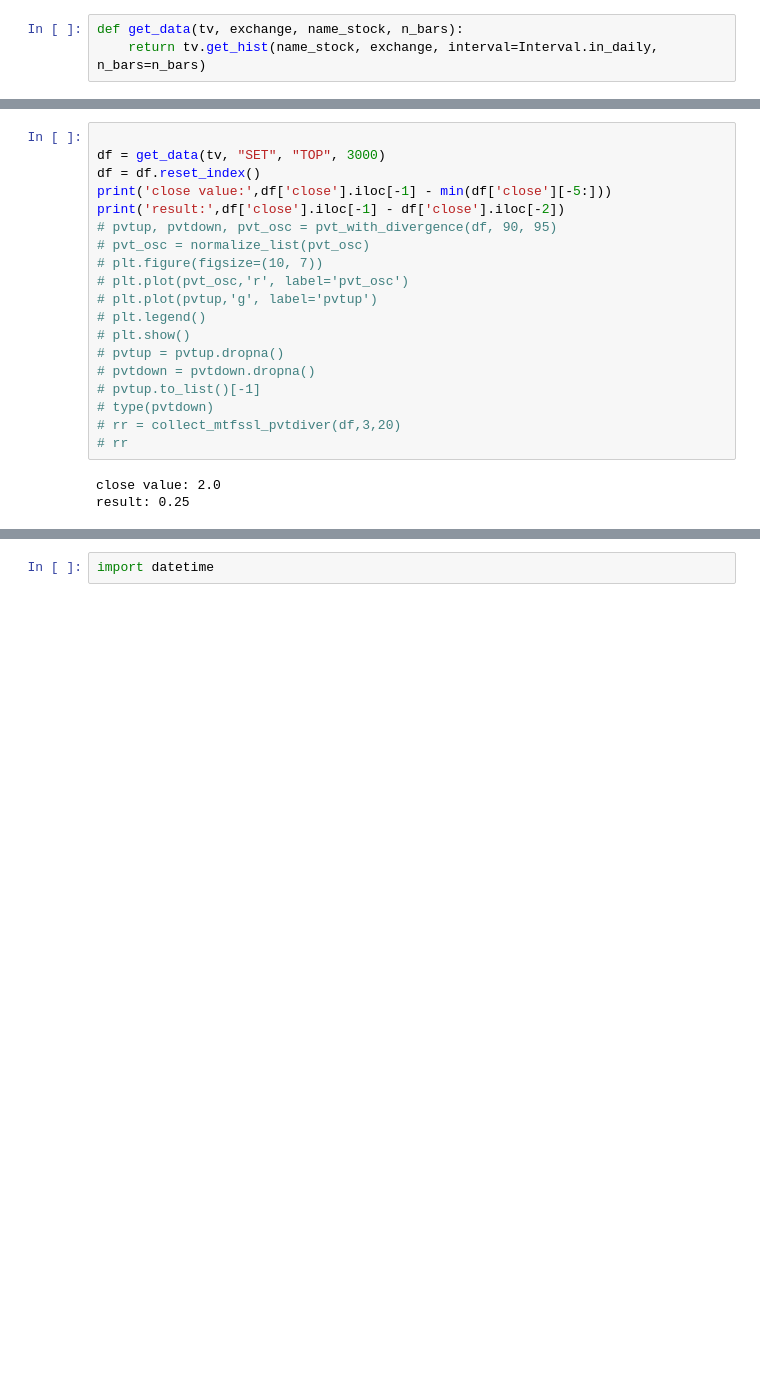
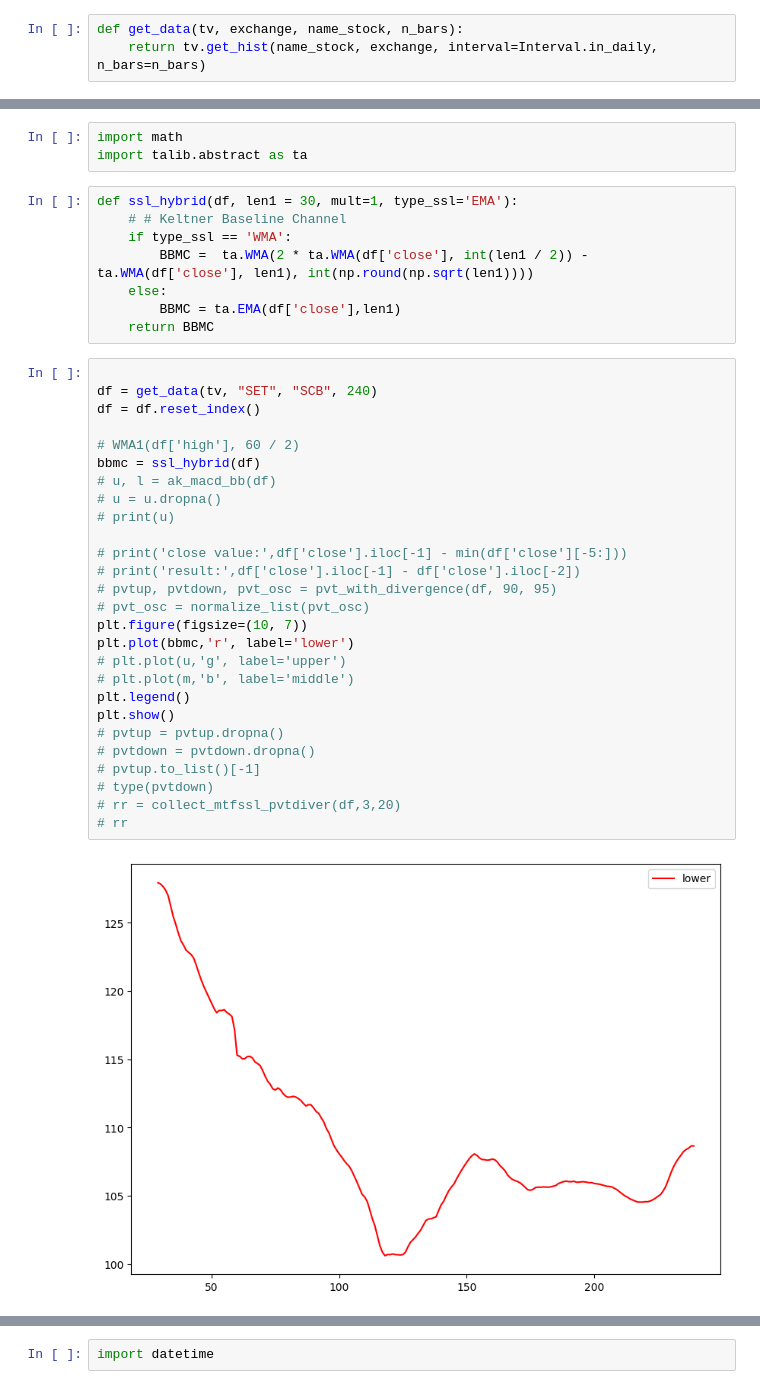
Before and after one commit to Lelalomos/analysis_bot, a Jupyter notebook: test.ipynb, the cells around one changed output, grey strips where cells are left out. Drawn from its saved outputs; the diff is of its cells as text; blank space fills up the shorter version.

Commit message:
adding ssl hybrid, ak macd indicator and update lab

```diff
--- a/test.ipynb
+++ b/test.ipynb
@@ -32,25 +96,43 @@ from trade import pvt_with_divergence
+# %%
+import math
+import talib.abstract as ta
+# %%
+def ssl_hybrid(df, len1 = 30, mult=1, type_ssl='EMA'):
+    # # Keltner Baseline Channel
+    if type_ssl == 'WMA':
+        BBMC =  ta.WMA(2 * ta.WMA(df['close'], int(len1 / 2)) - ta.WMA(df['close'], len1), int(np.round(np.sqrt(len1))))
+    else:
+        BBMC = ta.EMA(df['close'],len1)
+    return BBMC
 # %%
 
-df = get_data(tv, "SET", "TOP", 3000)
+df = get_data(tv, "SET", "SCB", 240)
 df = df.reset_index()
-print('close value:',df['close'].iloc[-1] - min(df['close'][-5:]))
-print('result:',df['close'].iloc[-1] - df['close'].iloc[-2])
+
+# WMA1(df['high'], 60 / 2)
+bbmc = ssl_hybrid(df)
+# u, l = ak_macd_bb(df)
+# u = u.dropna()
+# print(u)
+
+# print('close value:',df['close'].iloc[-1] - min(df['close'][-5:]))
+# print('result:',df['close'].iloc[-1] - df['close'].iloc[-2])
 # pvtup, pvtdown, pvt_osc = pvt_with_divergence(df, 90, 95)
 # pvt_osc = normalize_list(pvt_osc)
-# plt.figure(figsize=(10, 7))
-# plt.plot(pvt_osc,'r', label='pvt_osc')
-# plt.plot(pvtup,'g', label='pvtup')
-# plt.legend()
-# plt.show()
+plt.figure(figsize=(10, 7))
+plt.plot(bbmc,'r', label='lower')
+# plt.plot(u,'g', label='upper')
+# plt.plot(m,'b', label='middle')
+plt.legend()
+plt.show()
 # pvtup = pvtup.dropna()
 # pvtdown = pvtdown.dropna()
 # pvtup.to_list()[-1]
 # type(pvtdown)
 # rr = collect_mtfssl_pvtdiver(df,3,20)
 # rr
 # %% [output]
-close value: 2.0
-result: 0.25
+[figure, added]
 # %%
 indicator_config = {
     "cross_ema":{
```
Also changed, not shown: parts of 5 cells of this notebook, 1 other file.
